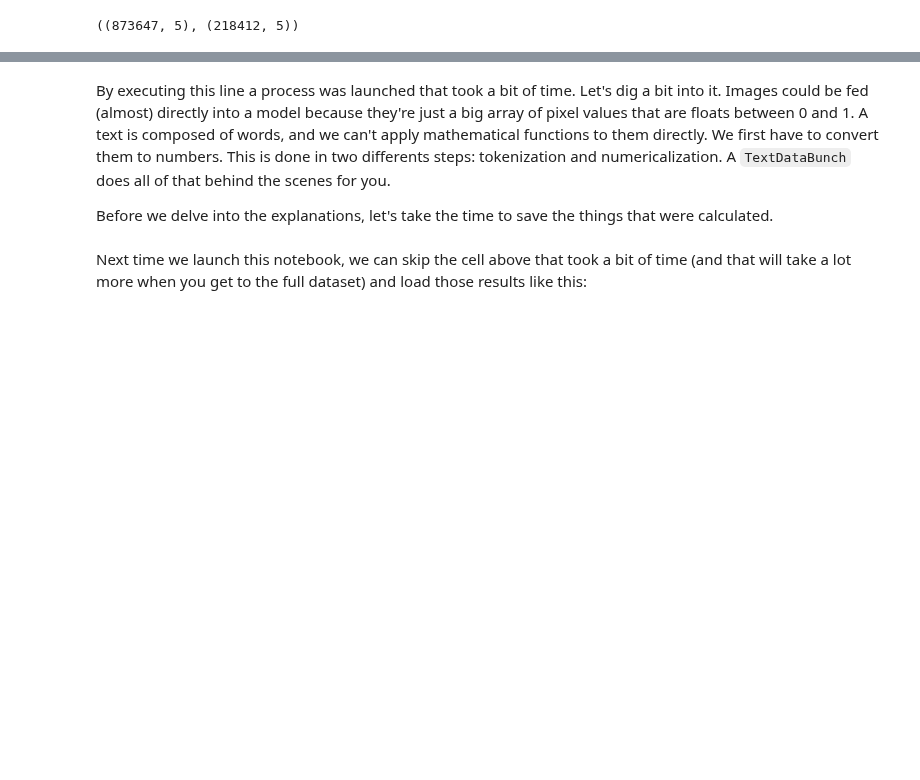
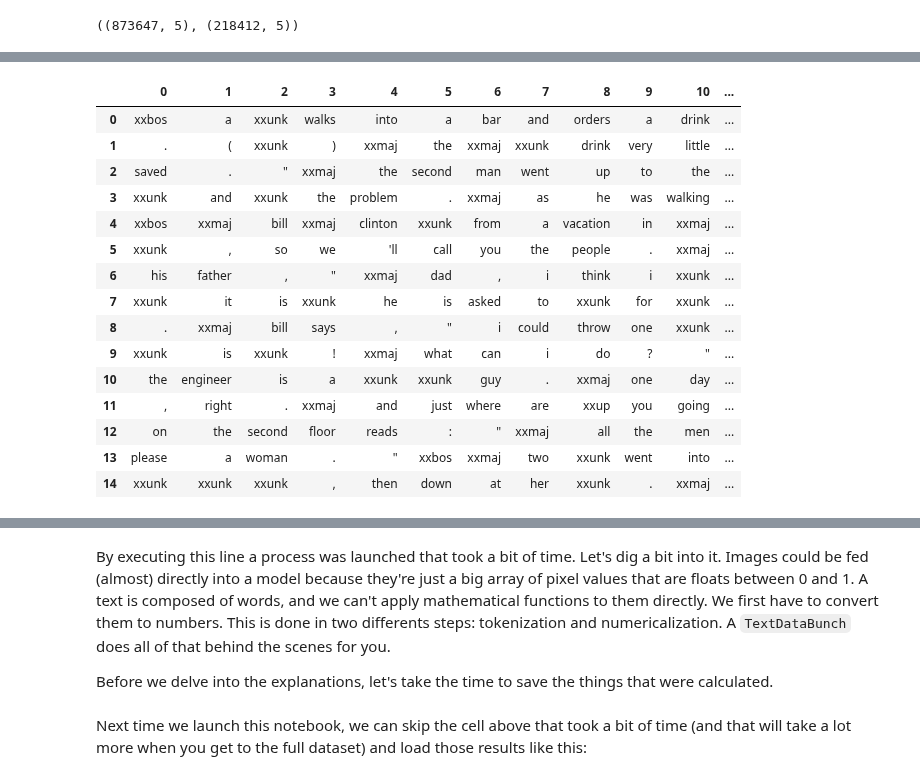
Before and after one commit to navneetkrc/Deep-Learning-Experiments-implemented-using-Google-Colab, a Jupyter notebook: AV_Funny_jokes.ipynb, the cells around one changed output, grey strips where cells are left out. Drawn from its saved outputs; the diff is of its cells as text; code cells hidden in the pictures; blank space fills up the shorter version.

```diff
--- a/AV_Funny_jokes.ipynb
+++ b/AV_Funny_jokes.ipynb
@@ -166,3 +168,27 @@ data_lm = (TextList.from_csv(path_working, 'train.csv', cols='text')
+# %%
+path = 'data/'
+data_lm = TextLMDataBunch.from_csv(path, 'jokes.csv')
+x,y = next(iter(data.train_dl))
+example = x[:15,:15].cpu()
+texts = pd.DataFrame([data.train_ds.vocab.textify(l).split(' ') for l in example])
+texts
+# %% [output]
+|  | 0 | 1 | 2 | 3 | 4 | 5 | 6 | 7 | 8 | 9 | 10 | ... |
+| 0 | xxbos | a | xxunk | walks | into | a | bar | and | orders | a | drink | ... |
+| 1 | . | ( | xxunk | ) | xxmaj | the | xxmaj | xxunk | drink | very | little | ... |
+| 2 | saved | . | " | xxmaj | the | second | man | went | up | to | the | ... |
+| 3 | xxunk | and | xxunk | the | problem | . | xxmaj | as | he | was | walking | ... |
+| 4 | xxbos | xxmaj | bill | xxmaj | clinton | xxunk | from | a | vacation | in | xxmaj | ... |
+| 5 | xxunk | , | so | we | 'll | call | you | the | people | . | xxmaj | ... |
+| 6 | his | father | , | " | xxmaj | dad | , | i | think | i | xxunk | ... |
+| 7 | xxunk | it | is | xxunk | he | is | asked | to | xxunk | for | xxunk | ... |
+| 8 | . | xxmaj | bill | says | , | " | i | could | throw | one | xxunk | ... |
+| 9 | xxunk | is | xxunk | ! | xxmaj | what | can | i | do | ? | " | ... |
+| 10 | the | engineer | is | a | xxunk | xxunk | guy | . | xxmaj | one | day | ... |
+| 11 | , | right | . | xxmaj | and | just | where | are | xxup | you | going | ... |
+| 12 | on | the | second | floor | reads | : | " | xxmaj | all | the | men | ... |
+| 13 | please | a | woman | . | " | xxbos | xxmaj | two | xxunk | went | into | ... |
+| 14 | xxunk | xxunk | xxunk | , | then | down | at | her | xxunk | . | xxmaj | ... |
 # %%
 learn = language_model_learner(data_lm, pretrained_model=URLs.WT103, drop_mult=0.7)
 learn.model
```
Also changed, not shown: parts of 27 cells of this notebook.
